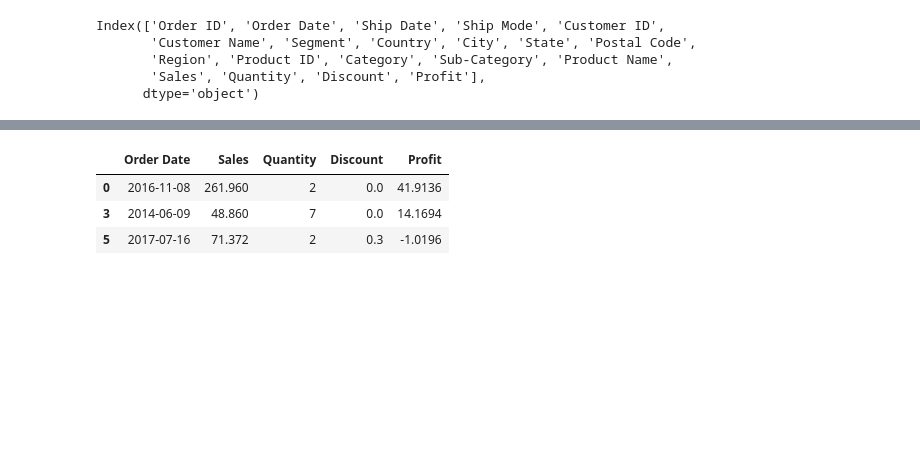
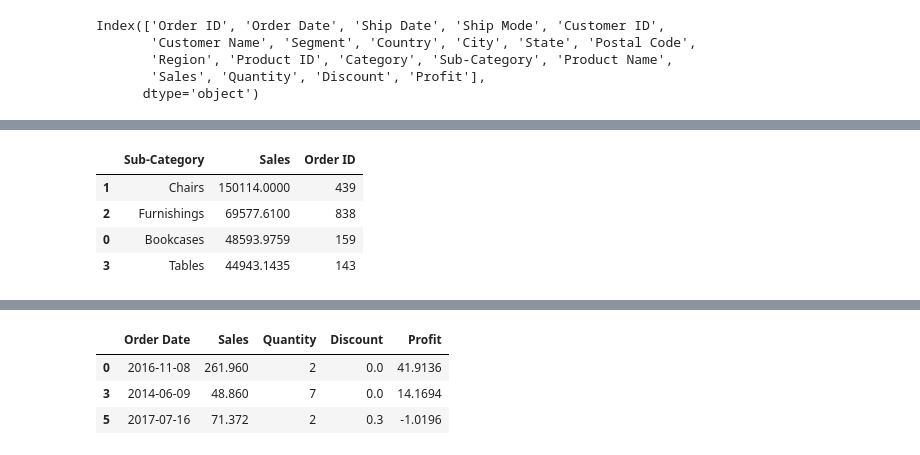
Before and after one commit to dmareee/EDA_Practice, a Jupyter notebook: EDA_sales.ipynb, the cells around one changed output, grey strips where cells are left out. Saved outputs shown, nothing was run; the diff lists cells and outputs as text; code cells hidden in the pictures; blank space fills up the shorter version.

```diff
--- a/EDA_sales.ipynb
+++ b/EDA_sales.ipynb
@@ -291,0 +304,13 @@ Name: Sales, dtype: int64
+# %%
+subsales = salesdf2.groupby('Sub-Category', as_index=False).agg({'Sales' : 'sum', 'Order ID' : 'nunique'})
+subsales=subsales.sort_values('Sales', ascending=False)
+subsales
+
+#agg_payment = sauce_replaced.groupby('Payment', as_index=False).agg({'Revenue' : 'sum', 'Invoice ID' : 'nunique'})
+#agg_payment.head()
+# %% [output]
+|  | Sub-Category | Sales | Order ID |
+| 1 | Chairs | 150114.0000 | 439 |
+| 2 | Furnishings | 69577.6100 | 838 |
+| 0 | Bookcases | 48593.9759 | 159 |
+| 3 | Tables | 44943.1435 | 143 |
```
Also changed, not shown: parts of 14 cells of this notebook.
